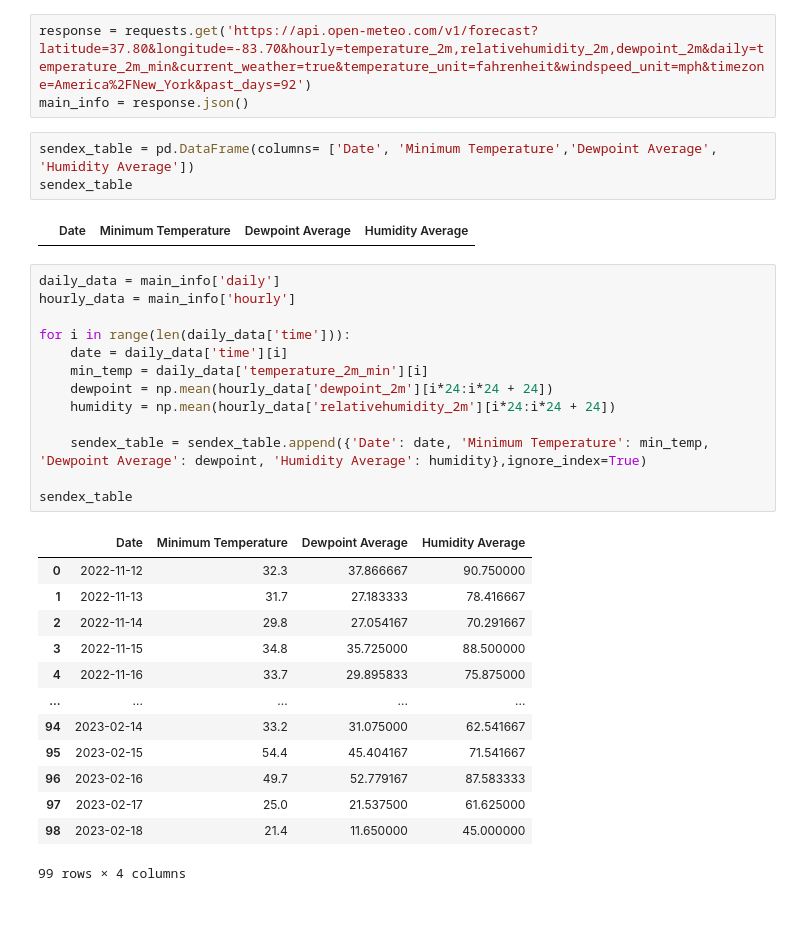
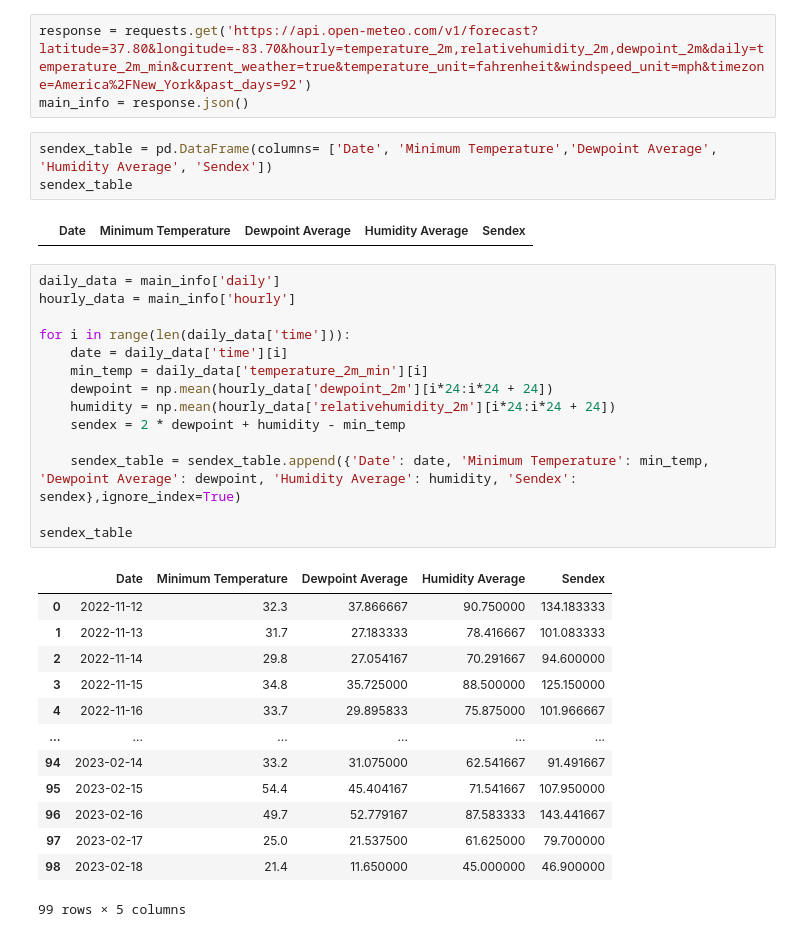
Before and after one commit to jsphotos205/last_of_us, a Jupyter notebook: weather.ipynb, the cells around one changed output. Cells and saved outputs as stored; diff of their text form.

```diff
--- a/weather.ipynb
+++ b/weather.ipynb
@@ -12,36 +12,37 @@ import matplotlib.pyplot as plt
 response = requests.get('https://api.open-meteo.com/v1/forecast?latitude=37.80&longitude=-83.70&hourly=temperature_2m,relativehumidity_2m,dewpoint_2m&daily=temperature_2m_min&current_weather=true&temperature_unit=fahrenheit&windspeed_unit=mph&timezone=America%2FNew_York&past_days=92')
 main_info = response.json()
 # %%
-sendex_table = pd.DataFrame(columns= ['Date', 'Minimum Temperature','Dewpoint Average', 'Humidity Average'])
+sendex_table = pd.DataFrame(columns= ['Date', 'Minimum Temperature','Dewpoint Average', 'Humidity Average', 'Sendex'])
 sendex_table
 # %% [output]
-|  | Date | Minimum Temperature | Dewpoint Average | Humidity Average |
+|  | Date | Minimum Temperature | Dewpoint Average | Humidity Average | Sendex |
 # %%
 daily_data = main_info['daily']
 hourly_data = main_info['hourly']
 
 for i in range(len(daily_data['time'])):
     date = daily_data['time'][i]
     min_temp = daily_data['temperature_2m_min'][i]
     dewpoint = np.mean(hourly_data['dewpoint_2m'][i*24:i*24 + 24])
     humidity = np.mean(hourly_data['relativehumidity_2m'][i*24:i*24 + 24])
+    sendex = 2 * dewpoint + humidity - min_temp
 
-    sendex_table = sendex_table.append({'Date': date, 'Minimum Temperature': min_temp, 'Dewpoint Average': dewpoint, 'Humidity Average': humidity},ignore_index=True)
+    sendex_table = sendex_table.append({'Date': date, 'Minimum Temperature': min_temp, 'Dewpoint Average': dewpoint, 'Humidity Average': humidity, 'Sendex': sendex},ignore_index=True)
 
 sendex_table
 # %% [output]
-|  | Date | Minimum Temperature | Dewpoint Average | Humidity Average |
-| 0 | 2022-11-12 | 32.3 | 37.866667 | 90.750000 |
-| 1 | 2022-11-13 | 31.7 | 27.183333 | 78.416667 |
-| 2 | 2022-11-14 | 29.8 | 27.054167 | 70.291667 |
-| 3 | 2022-11-15 | 34.8 | 35.725000 | 88.500000 |
-| 4 | 2022-11-16 | 33.7 | 29.895833 | 75.875000 |
-| ... | ... | ... | ... | ... |
-| 94 | 2023-02-14 | 33.2 | 31.075000 | 62.541667 |
-| 95 | 2023-02-15 | 54.4 | 45.404167 | 71.541667 |
-| 96 | 2023-02-16 | 49.7 | 52.779167 | 87.583333 |
-| 97 | 2023-02-17 | 25.0 | 21.537500 | 61.625000 |
-| 98 | 2023-02-18 | 21.4 | 11.650000 | 45.000000 |
+|  | Date | Minimum Temperature | Dewpoint Average | Humidity Average | Sendex |
+| 0 | 2022-11-12 | 32.3 | 37.866667 | 90.750000 | 134.183333 |
+| 1 | 2022-11-13 | 31.7 | 27.183333 | 78.416667 | 101.083333 |
+| 2 | 2022-11-14 | 29.8 | 27.054167 | 70.291667 | 94.600000 |
+| 3 | 2022-11-15 | 34.8 | 35.725000 | 88.500000 | 125.150000 |
+| 4 | 2022-11-16 | 33.7 | 29.895833 | 75.875000 | 101.966667 |
+| ... | ... | ... | ... | ... | ... |
+| 94 | 2023-02-14 | 33.2 | 31.075000 | 62.541667 | 91.491667 |
+| 95 | 2023-02-15 | 54.4 | 45.404167 | 71.541667 | 107.950000 |
+| 96 | 2023-02-16 | 49.7 | 52.779167 | 87.583333 | 143.441667 |
+| 97 | 2023-02-17 | 25.0 | 21.537500 | 61.625000 | 79.700000 |
+| 98 | 2023-02-18 | 21.4 | 11.650000 | 45.000000 | 46.900000 |
-99 rows × 4 columns
+99 rows × 5 columns
 # %%
 fig, ax = plt.subplots()
```
Also changed, not shown: parts of 1 cell of this notebook.
